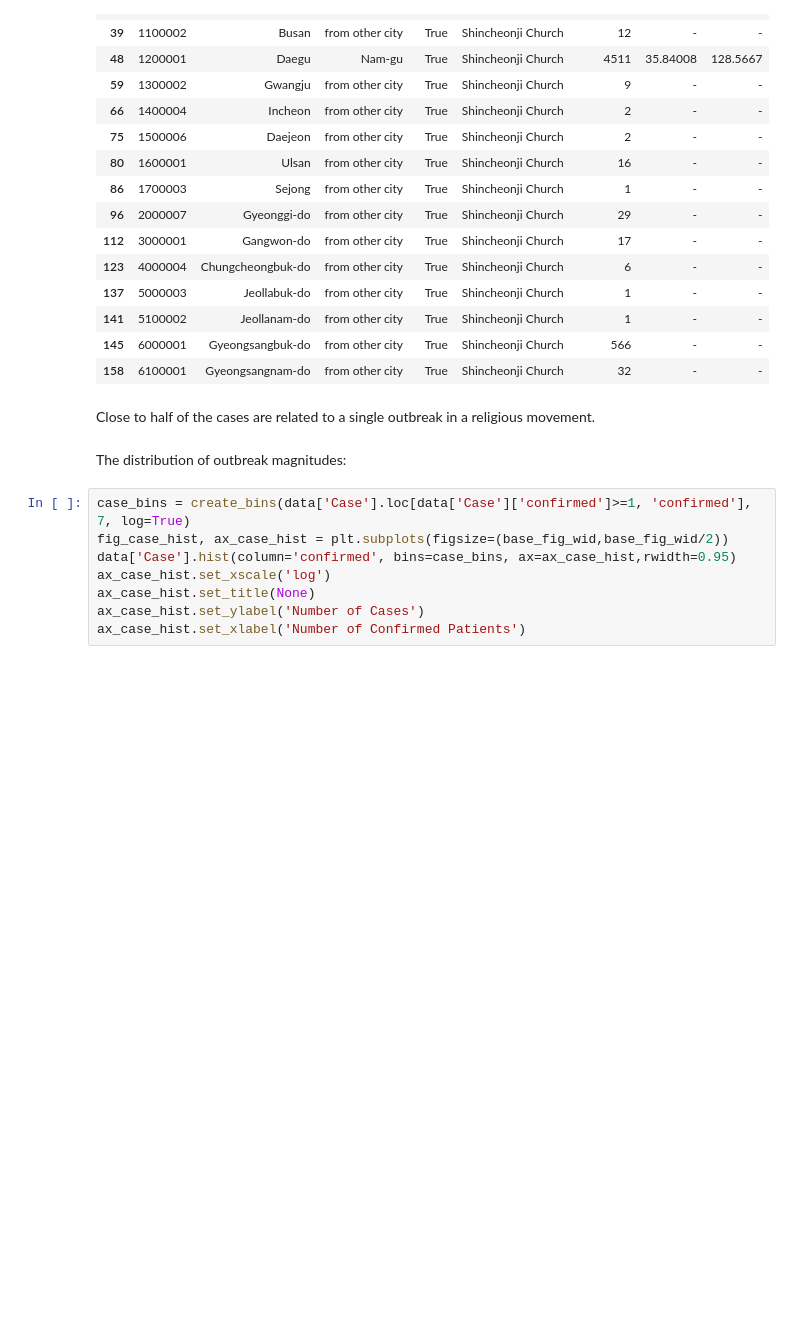
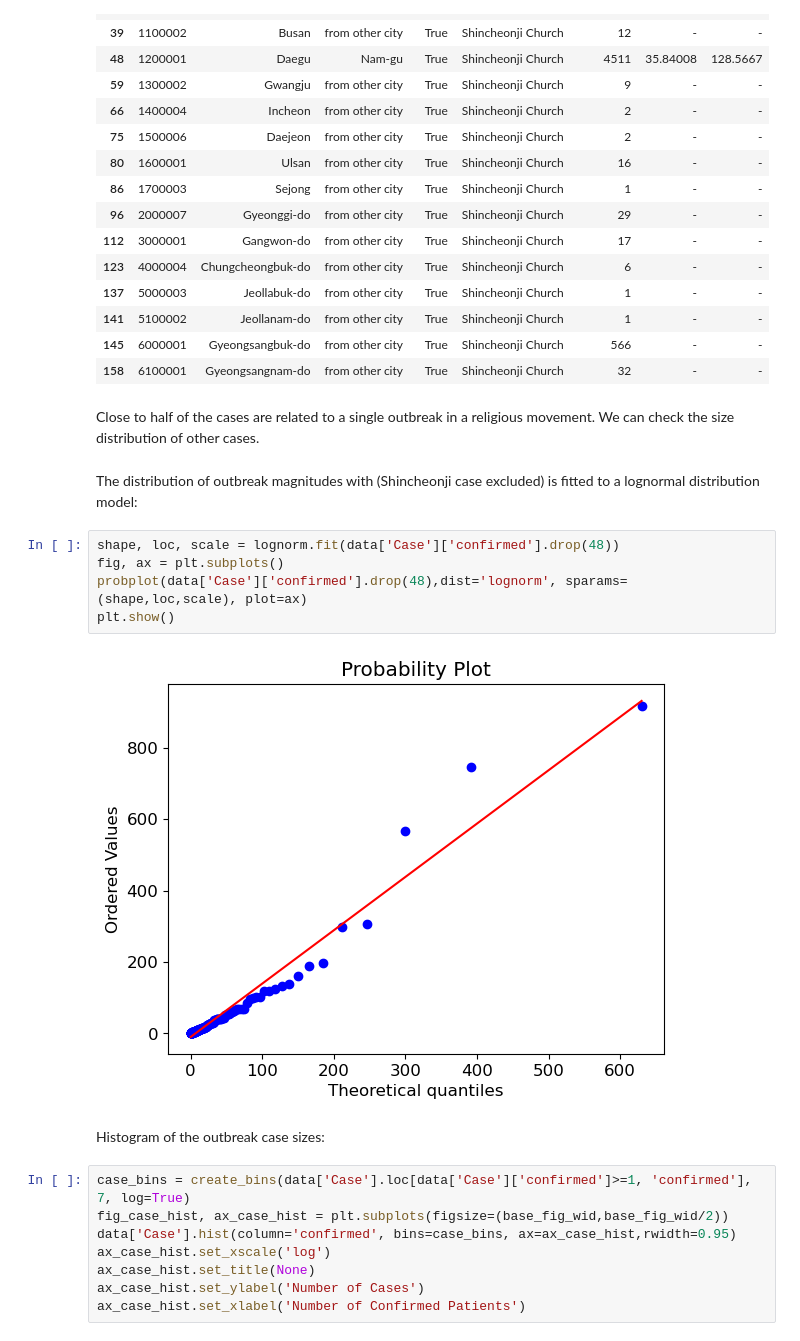
Before and after one commit to gediminas-skvarnavicius/s-korea-covid-19-analysis, a Jupyter notebook: analysis.ipynb, the cells around one changed output. Saved outputs shown, nothing was run; the diff lists cells and outputs as text; blank space fills up the shorter version.

```diff
--- a/analysis.ipynb
+++ b/analysis.ipynb
@@ -543,9 +563,18 @@ data['Case'].loc[data['Case']['infection_case']=='Shincheonji Church']
 | 145 | 6000001 | Gyeongsangbuk-do | from other city | True | Shincheonji Church | 566 | - | - |
 | 158 | 6100001 | Gyeongsangnam-do | from other city | True | Shincheonji Church | 32 | - | - |
 # %% [markdown]
-Close to half of the cases are related to a single outbreak in a religious movement.
+Close to half of the cases are related to a single outbreak in a religious movement. We can check the size distribution of other cases.
 # %% [markdown]
-The distribution of outbreak magnitudes:
+The distribution of outbreak magnitudes with (Shincheonji case excluded) is fitted to a lognormal distribution model:
+# %%
+shape, loc, scale = lognorm.fit(data['Case']['confirmed'].drop(48))
+fig, ax = plt.subplots()
+probplot(data['Case']['confirmed'].drop(48),dist='lognorm', sparams=(shape,loc,scale), plot=ax)
+plt.show()
+# %% [output]
+[figure, added]
+# %% [markdown]
+Histogram of the outbreak case sizes:
 # %%
 case_bins = create_bins(data['Case'].loc[data['Case']['confirmed']>=1, 'confirmed'], 7, log=True)
 fig_case_hist, ax_case_hist = plt.subplots(figsize=(base_fig_wid,base_fig_wid/2))
```
Also changed, not shown: parts of 39 cells of this notebook, 5 other files.
